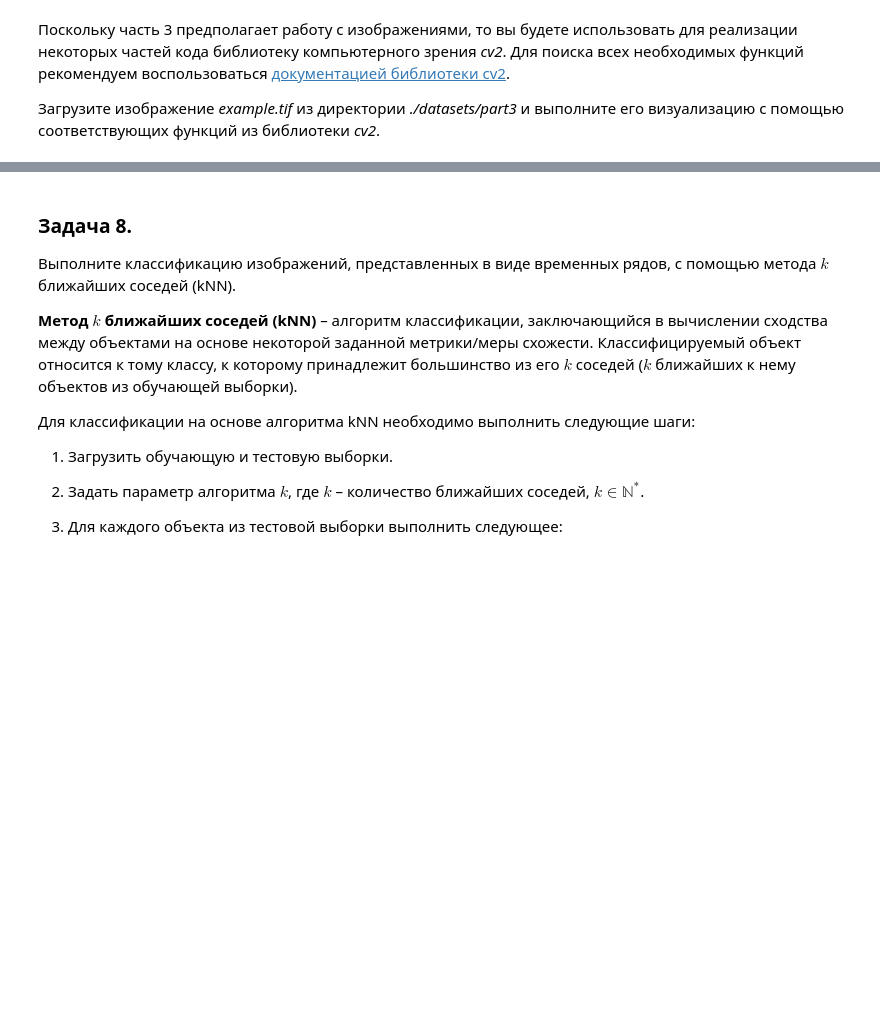
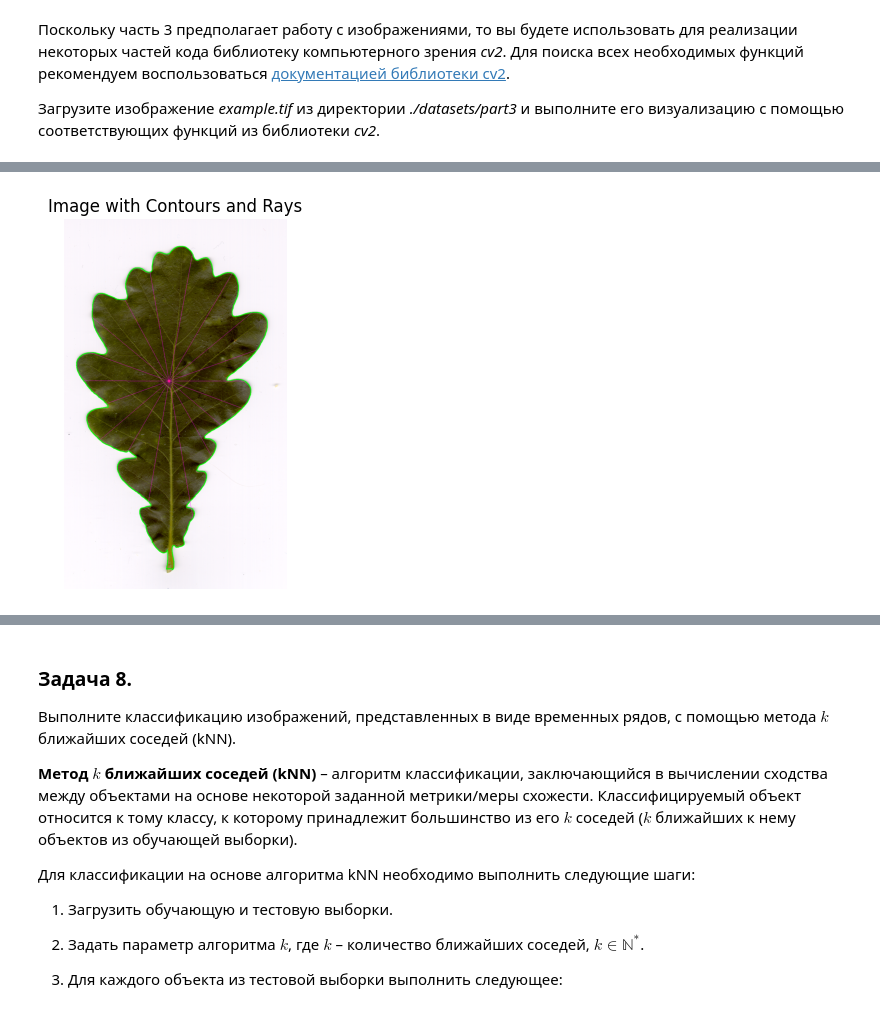
Before and after one commit to MrRazved/2025-NAzarchuk-TimeSeriesCourse, a Jupyter notebook: practice/01 Basics/01 Basics.ipynb, the cells around one changed output, grey strips where cells are left out. Cells and saved outputs as stored; diff of their text form; code cells hidden in the pictures; blank space fills up the shorter version.

```diff
--- a/practice/01 Basics/01 Basics.ipynb
+++ b/practice/01 Basics/01 Basics.ipynb
@@ -528,8 +633,24 @@ T = \{t_i\}_{i=1}^K,\;где \; t_i = dist(O, P_i), \; P_i \in P.
 
 Визуализируйте полученный временной ряд.
 # %%
+from modules.image_converter import Image2TimeSeries
+from modules.plots import plot_ts
+import numpy as np
+
+
+
+
 angle_step = 20
 visualize = True
 
-ts = image2ts(img, angle_step, visualize)
-plot_ts(np.array([ts]), "Time series representation of image")
+
+converter = Image2TimeSeries(angle_step=angle_step)
+
+
+ts = converter.convert(img, is_visualize=visualize)
+
+
+fig = plot_ts(np.array([ts]), "Time series representation of image")
+fig
+# %% [output]
+[figure, added]
```
Also changed, not shown: parts of 26 cells of this notebook, 4 other files.
